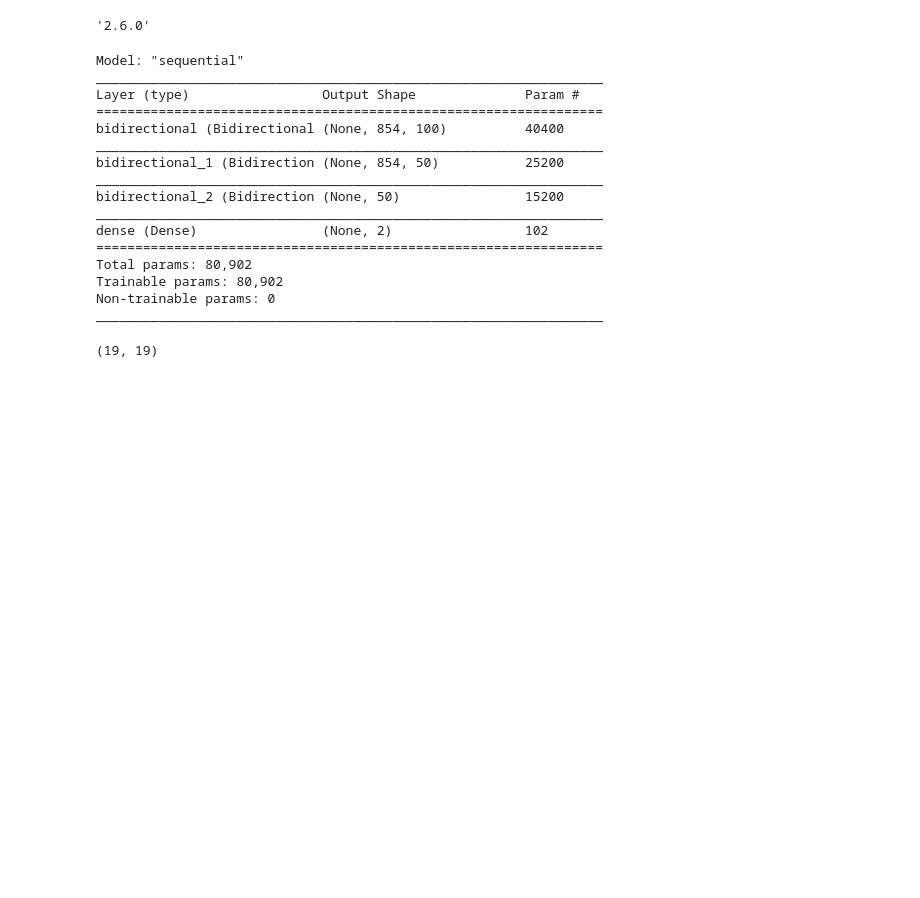
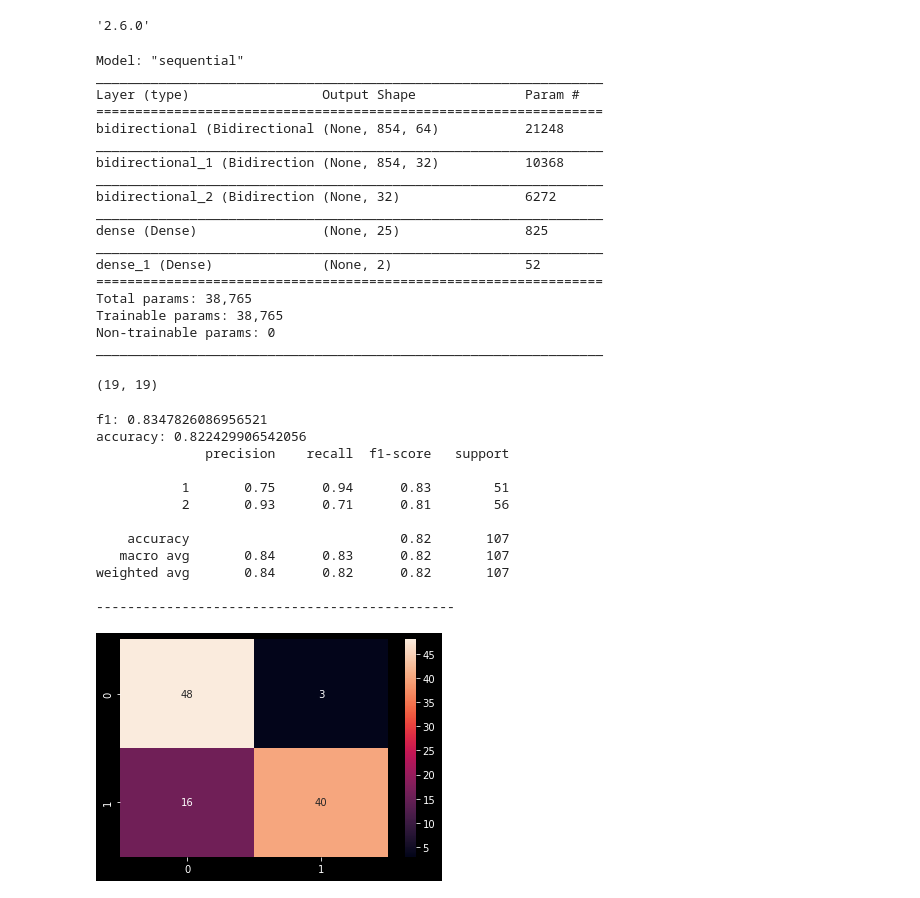
Before and after one commit to Stickman008/parkinson-disease-severity-levels-classifying, a Jupyter notebook: evaluate.ipynb, the cells around one changed output. Cells and saved outputs as stored; diff of their text form; code cells hidden in the pictures; blank space fills up the shorter version.

```diff
--- a/evaluate.ipynb
+++ b/evaluate.ipynb
@@ -29,6 +30,6 @@ scaler_name = 'RobustScaler.pkl'
 scaler = joblib.load(os.path.join('saved_scaler', scaler_name))
 # %%
-model_name = 'trained_model_at_2022-10-14_14-09-34.h5'
+model_name = 'trained_at_2022-10-19_13-58-43_using_MinMaxScaler.h5'
 model = load_model(os.path.join('saved_models', model_name))
 model.summary()
 # %% [output]
@@ -36,20 +37,23 @@ Model: "sequential"
 _________________________________________________________________
 Layer (type)                 Output Shape              Param #
 =================================================================
-bidirectional (Bidirectional (None, 854, 100)          40400
+bidirectional (Bidirectional (None, 854, 64)           21248
 _________________________________________________________________
-bidirectional_1 (Bidirection (None, 854, 50)           25200
+bidirectional_1 (Bidirection (None, 854, 32)           10368
 _________________________________________________________________
-bidirectional_2 (Bidirection (None, 50)                15200
+bidirectional_2 (Bidirection (None, 32)                6272
 _________________________________________________________________
-dense (Dense)                (None, 2)                 102
+dense (Dense)                (None, 25)                825
+_________________________________________________________________
+dense_1 (Dense)              (None, 2)                 52
 =================================================================
-Total params: 80,902
-Trainable params: 80,902
+Total params: 38,765
+Trainable params: 38,765
 Non-trainable params: 0
 _________________________________________________________________
 # %%
 X_test_scaled = scaler.transform(X_test)
+X_train_scaled = scaler.transform(X_train)
 def modify_X(x):
     result = x.copy()
     result = result.reshape(-1, 21350//25, 50)
@@ -59,12 +63,41 @@ def modify_y(df):
     result = result.to_numpy()
     return result
 
+X_train_modified = modify_X(X_train_scaled)
+y_train_modified = modify_y(y_train)
 X_test_modified = modify_X(X_test_scaled)
 y_test_modified = modify_y(y_test)
 # %%
 len(X_test_modified), len(y_test_modified)
 # %% [output]
 (19, 19)
+# %%
+train_predict = model.predict(X_train_modified)
+train_real_predict = np.argmax(train_predict, axis=1)+1
+# for i in range(len(y_train)):
+#     print(f"Index:{i}, Predict:{train_real_predict[i]}, Real:{y_train[i]}")
+# %%
+f1_train = f1_score(y_train, train_real_predict)
+accuracy_train = accuracy_score(y_train, train_real_predict)
+print(f"f1: {f1_train}\naccuracy: {accuracy_train}")
+print(classification_report(y_train, train_real_predict))
+print("----------------------------------------------")
+sns.heatmap(confusion_matrix(y_train, train_real_predict),annot = True,fmt = '2.0f')
+print()
+# %% [output]
+f1: 0.8347826086956521
+accuracy: 0.822429906542056
+              precision    recall  f1-score   support
+
+           1       0.75      0.94      0.83        51
+           2       0.93      0.71      0.81        56
+
+    accuracy                           0.82       107
+   macro avg       0.84      0.83      0.82       107
+weighted avg       0.84      0.82      0.82       107
+
+----------------------------------------------
+[figure, added]
 # %%
 test_predict = model.predict(X_test_modified)
 test_real_predict = np.argmax(test_predict, axis=1)+1
```
Also changed, not shown: parts of 3 cells of this notebook, 7 other files.
